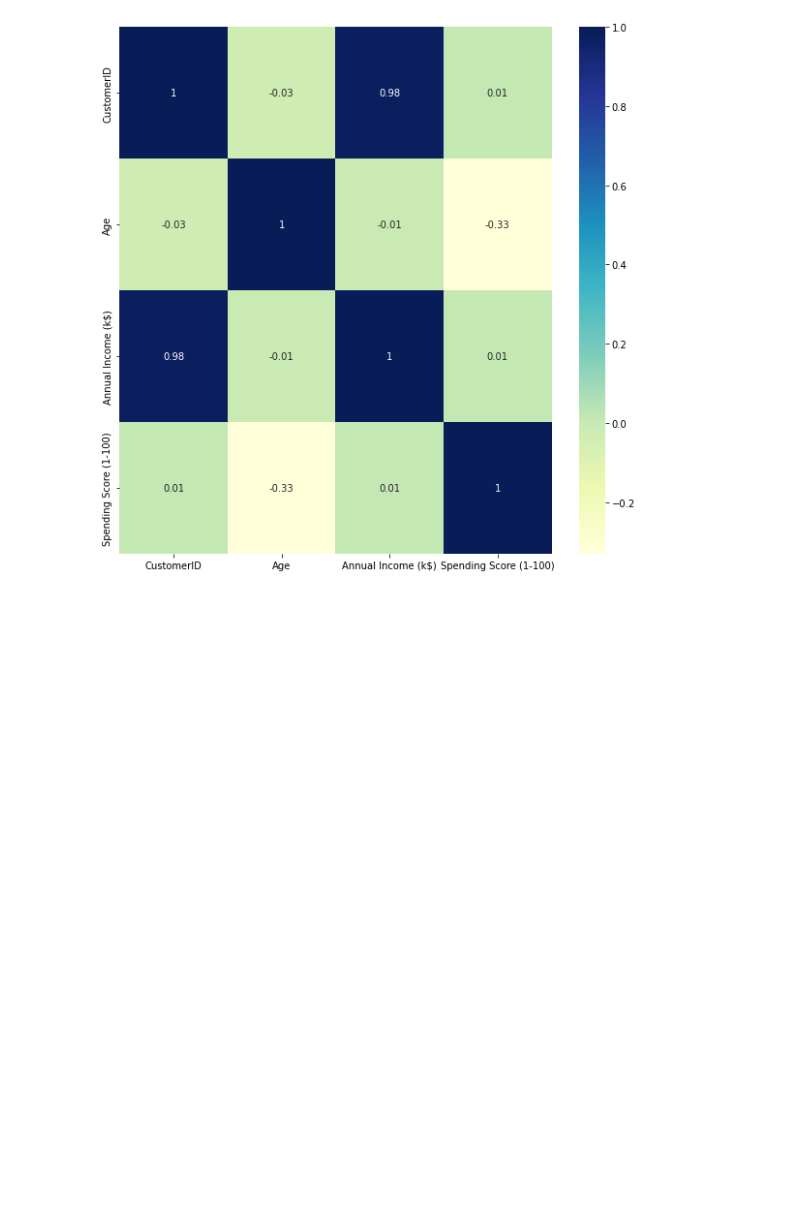
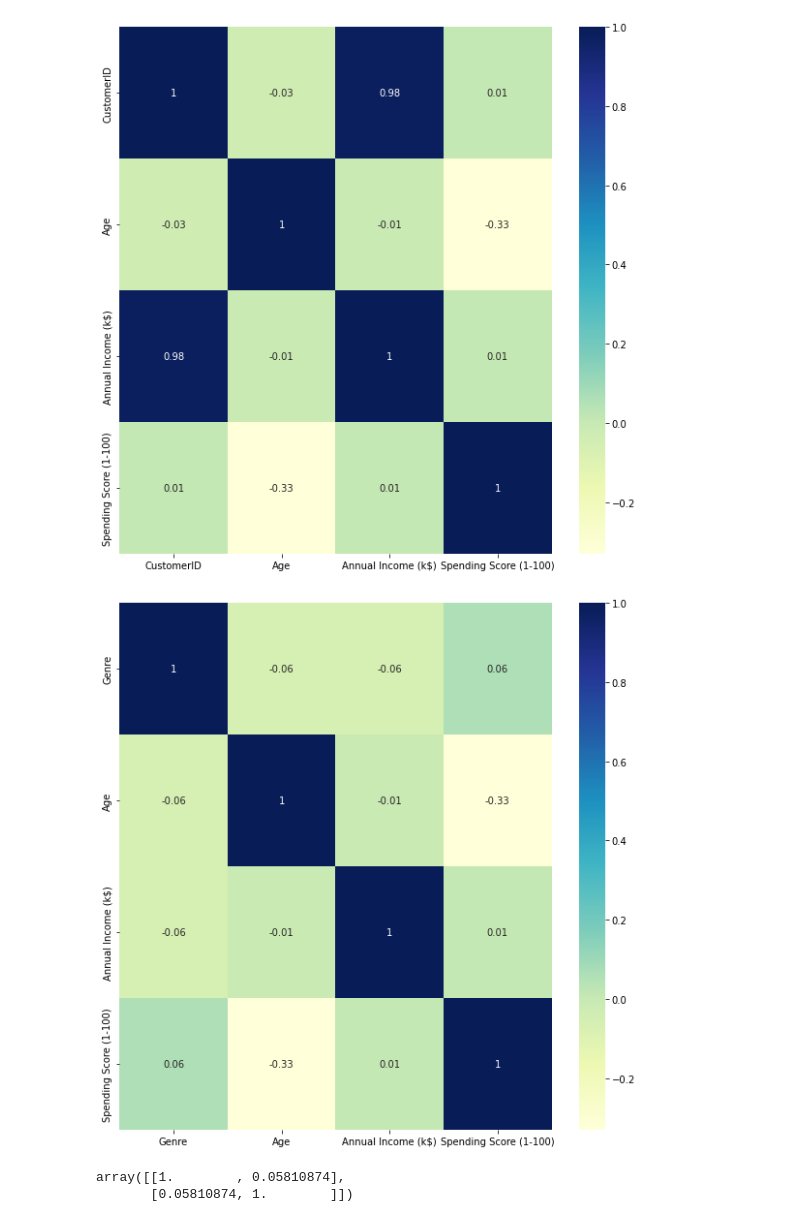
Before and after one commit to ioanna123/predict-consumer-behavior, a Jupyter notebook: customer-behavior.ipynb, the cells around one changed output. Cells and saved outputs as stored; diff of their text form; code cells hidden in the pictures; blank space fills up the shorter version.

```diff
--- a/customer-behavior.ipynb
+++ b/customer-behavior.ipynb
@@ -147,3 +183,34 @@ sns.heatmap(data=correlation_matrix, annot=True, cmap="YlGnBu")
 plt.show()
 # %% [output]
 [figure]
+# %%
+#transform the categorical variable into two binary variables
+customers_df["Genre"] = customers_df.Genre.apply(lambda x: 0 if x == "Male" else 1)
+# %%
+#drop genre custom_id columns
+customers_df.drop(columns=['CustomerID'], inplace=True)
+# %%
+# correlation matrix after column processing
+correlation_matrix = customers_df.corr().round(2)
+plt.figure(figsize=(10, 10))
+sns.heatmap(data=correlation_matrix, annot=True, cmap="YlGnBu")
+plt.show()
+# %% [output]
+[figure, added]
+# %%
+import numpy as np
+import matplotlib.pyplot as plt
+# The Pearson correlation coefficient measures the linear association between variables. Its value can be interpreted like so:
+
+#     +1 - Complete positive correlation
+#     +0.8 - Strong positive correlation
+#     +0.6 - Moderate positive correlation
+#     0 - no correlation whatsoever
+#     -0.6 - Moderate negative correlation
+#     -0.8 - Strong negative correlation
+#     -1 - Complete negative correlation
+
+np.corrcoef(customers_df['Genre'], customers_df['Spending Score (1-100)'])
+# %% [output]
+array([[1.        , 0.05810874],
+       [0.05810874, 1.        ]])
```
Also changed, not shown: parts of 34 cells of this notebook, 1 other file.
